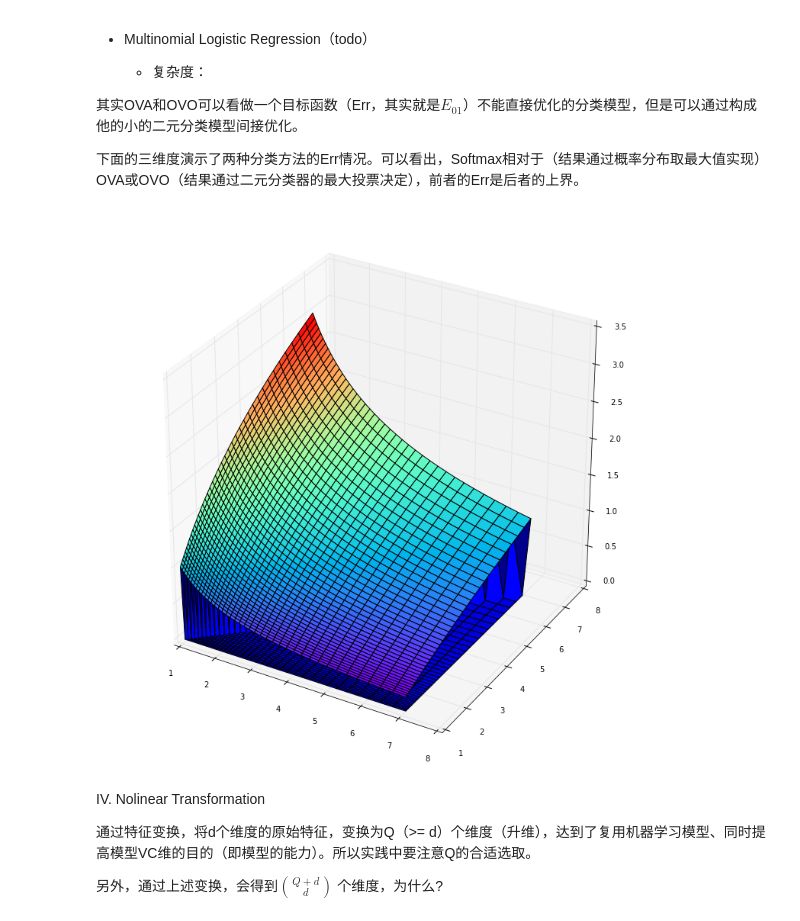
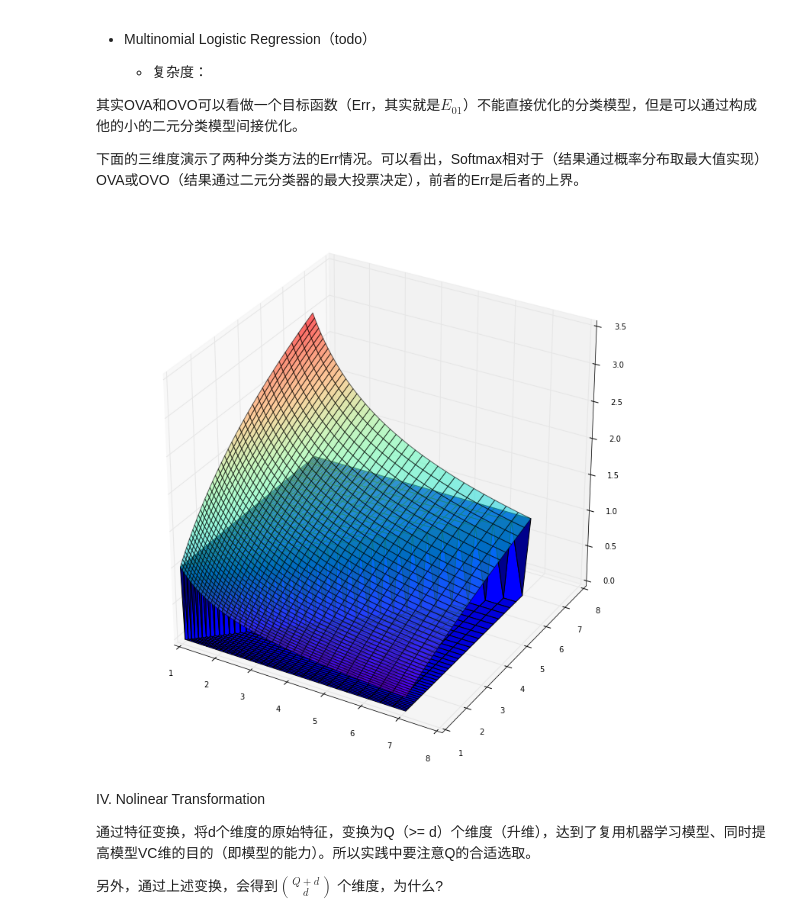
Before and after one commit to hack1nt0/MLT, a Jupyter notebook: ML-Foundation.ipynb, the cells around one changed output. Saved outputs shown, nothing was run; the diff lists cells and outputs as text; code cells hidden in the pictures.

```diff
--- a/ML-Foundation.ipynb
+++ b/ML-Foundation.ipynb
@@ -271,23 +271,23 @@ $$ W_{t+1} = W_t - \eta \nabla E_{in}(W_t)
 # %%
 from pylab import *
 from mpl_toolkits.mplot3d import Axes3D
 
 fig = figure(figsize=(10,10))
 ax = Axes3D(fig)
 X = np.arange(0.01, 2, 0.05)
 Y = np.arange(0.01, 2, 0.05)
 X, Y = np.meshgrid(X, Y)
 X, Y = np.exp(X), np.exp(Y)
 
 err_softmax = -np.log(X / (X + Y)) / np.log(2)
 err_max = np.array([[0 if X[i,j] > Y[i,j] else 1 for j in range(len(X[0]))] for i in range(len(X))])
 
-ax.plot_surface(X, Y, err_softmax, rstride=1, cstride=1, cmap='rainbow', label='softmax')
+ax.plot_surface(X, Y, err_softmax, rstride=1, cstride=1, cmap='rainbow', alpha=0.6, label='softmax')
 ax.plot_surface(X, Y, err_max, rstride=1, cstride=1, label='OVO or OVA')
 
 show()
 # %% [output]
-[figure, old version]
+[figure, new version]
 # %% [markdown]
 IV. Nolinear Transformation
 
```
